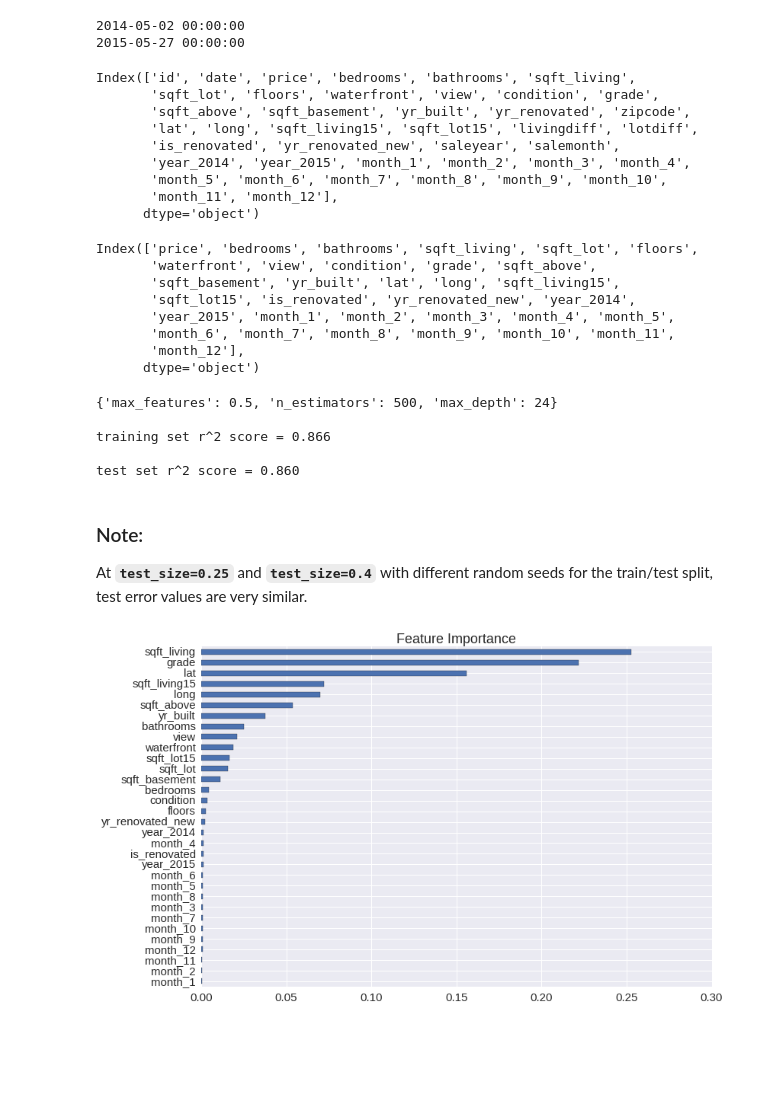
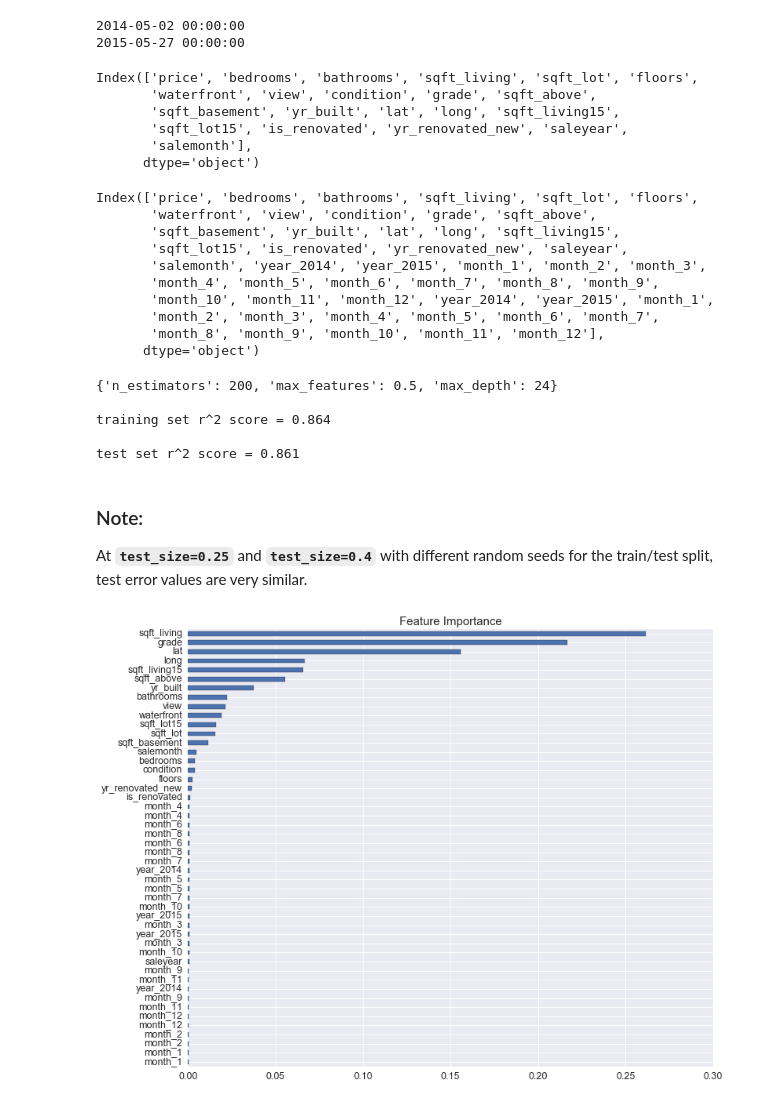
Before and after one commit to dbricare/kaggle, a Jupyter notebook: kingcountyhomeprices/RegressionHousingPrices1.ipynb, the cells around one changed output. Saved outputs shown, nothing was run; the diff lists cells and outputs as text; code cells hidden in the pictures; blank space fills up the shorter version.

```diff
--- a/kingcountyhomeprices/RegressionHousingPrices1.ipynb
+++ b/kingcountyhomeprices/RegressionHousingPrices1.ipynb
@@ -156,0 +175,5 @@ df[df['bedrooms']==33]
+# %%
+# set bedrooms to 3 for mistaken value
+
+df.set_value(15870, 'bedrooms', 3)
+df[df.id == 2402100895]
@@ -487,42 +508,39 @@ print(pd.to_datetime(df['date']).max())
 # %% [output]
 2014-05-02 00:00:00
 2015-05-27 00:00:00
+# %%
+# keep lat/long for location since it is more granular than zip code
+
+exclvars = ['id', 'zipcode', 'date', 'livingdiff', 'lotdiff', 'yr_renovated']
+
+dftimeloc = df.drop(exclvars, axis=1)
+dftimeloc.columns
+# %% [output]
+Index(['price', 'bedrooms', 'bathrooms', 'sqft_living', 'sqft_lot', 'floors',
+       'waterfront', 'view', 'condition', 'grade', 'sqft_above',
+       'sqft_basement', 'yr_built', 'lat', 'long', 'sqft_living15',
+       'sqft_lot15', 'is_renovated', 'yr_renovated_new', 'saleyear',
+       'salemonth'],
+      dtype='object')
 # %%
 # create dummy variables with pandas for year only since little overlap in 2014 and 2015 months
 
-yr = pd.get_dummies(df['saleyear'], prefix='year')
-# month = pd.get_dummies(df['salemonth'], prefix='month')
-# df = pd.concat([df, yr, month], axis=1)
+yr = pd.get_dummies(dftimeloc['saleyear'], prefix='year')
+month = pd.get_dummies(dftimeloc['salemonth'], prefix='month')
+dftimeloc = pd.concat([dftimeloc, yr, month], axis=1)
 
-#### fix df by removing months
-
-df.columnshttp://localhost:8888/notebooks/Documents/Python/kaggle/kingcountyhomeprices/RegressionHousingPrices1.ipynb#
+dftimeloc.columns
 # %% [output]
-Index(['id', 'date', 'price', 'bedrooms', 'bathrooms', 'sqft_living',
-       'sqft_lot', 'floors', 'waterfront', 'view', 'condition', 'grade',
-       'sqft_above', 'sqft_basement', 'yr_built', 'yr_renovated', 'zipcode',
-       'lat', 'long', 'sqft_living15', 'sqft_lot15', 'livingdiff', 'lotdiff',
-       'is_renovated', 'yr_renovated_new', 'saleyear', 'salemonth',
-       'year_2014', 'year_2015', 'month_1', 'month_2', 'month_3', 'month_4',
-       'month_5', 'month_6', 'month_7', 'month_8', 'month_9', 'month_10',
-       'month_11', 'month_12'],
+Index(['price', 'bedrooms', 'bathrooms', 'sqft_living', 'sqft_lot', 'floors',
+       'waterfront', 'view', 'condition', 'grade', 'sqft_above',
+       'sqft_basement', 'yr_built', 'lat', 'long', 'sqft_living15',
+       'sqft_lot15', 'is_renovated', 'yr_renovated_new', 'saleyear',
+       'salemonth', 'year_2014', 'year_2015', 'month_1', 'month_2', 'month_3',
+       'month_4', 'month_5', 'month_6', 'month_7', 'month_8', 'month_9',
+       'month_10', 'month_11', 'month_12', 'year_2014', 'year_2015', 'month_1',
+       'month_2', 'month_3', 'month_4', 'month_5', 'month_6', 'month_7',
+       'month_8', 'month_9', 'month_10', 'month_11', 'month_12'],
       dtype='object')
-# %%
-# use lat/long for location since it is more granular than zip code
-
-exclvars = ['id', 'zipcode', 'date', 'livingdiff', 'lotdiff', 'yr_renovated', 'saleyear', 'salemonth']
-
-dftimeloc = df.drop(exclvars, axis=1)
-dftimeloc.columns
-# %% [output]
-Index(['price', 'bedrooms', 'bathrooms', 'sqft_living', 'sqft_lot', 'floors',
-       'waterfront', 'view', 'condition', 'grade', 'sqft_above',
-       'sqft_basement', 'yr_built', 'lat', 'long', 'sqft_living15',
-       'sqft_lot15', 'is_renovated', 'yr_renovated_new', 'year_2014',
-       'year_2015', 'month_1', 'month_2', 'month_3', 'month_4', 'month_5',
-       'month_6', 'month_7', 'month_8', 'month_9', 'month_10', 'month_11',
-       'month_12'],
-      dtype='object')
 # %%
 # split dataset and standardize non-categorical variables (standardize categorical variables have any effect?)
 
@@ -537,7 +555,7 @@ Xtrain, Xtest, ytrain, ytest = train_test_split(X, y, test_size=0.4, random_stat
 # run random forest regressor
 
 rf2 = RandomForestRegressor(random_state=42, n_jobs=-1)
-params = {'n_estimators': [200,300,400,500], 'max_depth': [8,16,24], 'max_features': [0.1,0.25,0.5]}
+params = {'n_estimators': [200,300,400,500], 'max_depth': [8,16,24], 'max_features': ['sqrt',0.5]}
 
 gridrf2 = GridSearchCV(rf2, params, scoring='r2', n_jobs=1)
 gridrf2.fit(Xtrain, ytrain)
@@ -552,11 +570,11 @@ print('training set r^2 score = {0:.3f}'.format(griddf['mean_test_score'].max())
 print('')
 print('test set r^2 score = {0:.3f}'.format(r2_score(ytest, gridrf2.predict(Xtest))))
 # %% [output]
-{'max_features': 0.5, 'n_estimators': 500, 'max_depth': 24}
+{'n_estimators': 200, 'max_features': 0.5, 'max_depth': 24}
 
-training set r^2 score = 0.866
+training set r^2 score = 0.864
 
-test set r^2 score = 0.860
+test set r^2 score = 0.861
 # %% [markdown]
 ### Note:
 
@@ -564,9 +582,9 @@ At **`test_size=0.25`** and **`test_size=0.4`** with different random seeds for
 # %%
 # feature importance
 
 featimp = pd.Series(gridrf2.best_estimator_.feature_importances_, index=Xraw.columns)
-plt.figure(figsize=(12,8))
+plt.figure(figsize=(12,10))
 plt.title('Feature Importance')
 _ = featimp.sort_values(ascending=True).plot(kind='barh')
 # %% [output]
-[figure, old version]
+[figure, new version]
```
Also changed, not shown: parts of 15 cells of this notebook.
